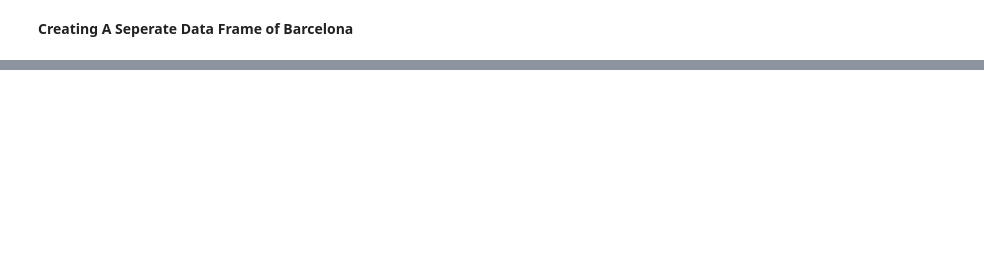
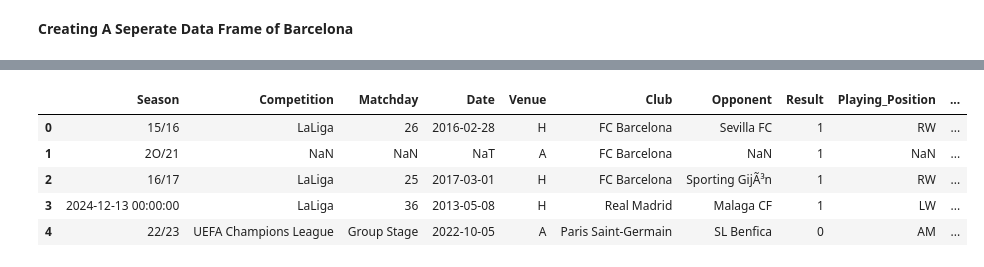
Before and after one commit to SianRods/Data-Science-ML, a Jupyter notebook: DJS S4DS Tasks/eda_task_s4ds.ipynb, the cells around one changed output, grey strips where cells are left out. Cells and saved outputs as stored; diff of their text form; code cells hidden in the pictures; blank space fills up the shorter version.

```diff
--- a/DJS S4DS Tasks/eda_task_s4ds.ipynb
+++ b/DJS S4DS Tasks/eda_task_s4ds.ipynb
@@ -232,14 +232,14 @@ football_df['Result'].unique()
 array([1, 0, nan, '1:2 AET', '6:5 on pens', '4:2 AET', '4:1 AET',
        'O:1 AET', '3:4 on pens', '5:4 AET', '2:1 AET'], dtype=object)
 # %%
-# Making a list for all the AET Strings to be Dropped
-cleaning_aet=['1:2 AET', '4:2 AET', '4:1 AET',
-       'O:1 AET', '3:4 on pens', '5:4 AET', '2:1 AET']
-football_df['6:5 on pens','Result'].replace(' on pens','')
+# # Making a list for all the AET Strings to be Dropped
+# cleaning_aet=['1:2 AET', '4:2 AET', '4:1 AET',
+#        'O:1 AET', '3:4 on pens', '5:4 AET', '2:1 AET']
+# football_df['6:5 on pens','Result'].replace(' on pens','')
 
-# Cleaning the AET PART
-for i in cleaning_aet:
-	football_df[cleaning_aet,'Result'].replace(' AET','')
+# # Cleaning the AET PART
+# for i in cleaning_aet:
+# 	football_df[cleaning_aet,'Result'].replace(' AET','')
 # %% [markdown]
 **Dropping the Unecessary Columns**
 # %%
@@ -254,5 +256,5 @@ football_df.shape
 # %%
-football_df['Result']=football_df['Result'].astype(float)
+# football_df['Result']=football_df['Result'].astype(float)
 # %% [markdown]
 ### Converting all the dates to uniform format
 # %% [markdown]
@@ -310,0 +407,9 @@ barca_df.head()
+# %%
+football_df.head()
+# %% [output]
+|  | Season | Competition | Matchday | Date | Venue | Club | Opponent | Result | Playing_Position | ... |
+| 0 | 15/16 | LaLiga | 26 | 2016-02-28 | H | FC Barcelona | Sevilla FC | 1 | RW | ... |
+| 1 | 2O/21 | NaN | NaN | NaT | A | FC Barcelona | NaN | 1 | NaN | ... |
+| 2 | 16/17 | LaLiga | 25 | 2017-03-01 | H | FC Barcelona | Sporting GijÃ³n | 1 | RW | ... |
+| 3 | 2024-12-13 00:00:00 | LaLiga | 36 | 2013-05-08 | H | Real Madrid | Malaga CF | 1 | LW | ... |
+| 4 | 22/23 | UEFA Champions League | Group Stage | 2022-10-05 | A | Paris Saint-Germain | SL Benfica | 0 | AM | ... |
```
Also changed, not shown: parts of 8 cells of this notebook.
